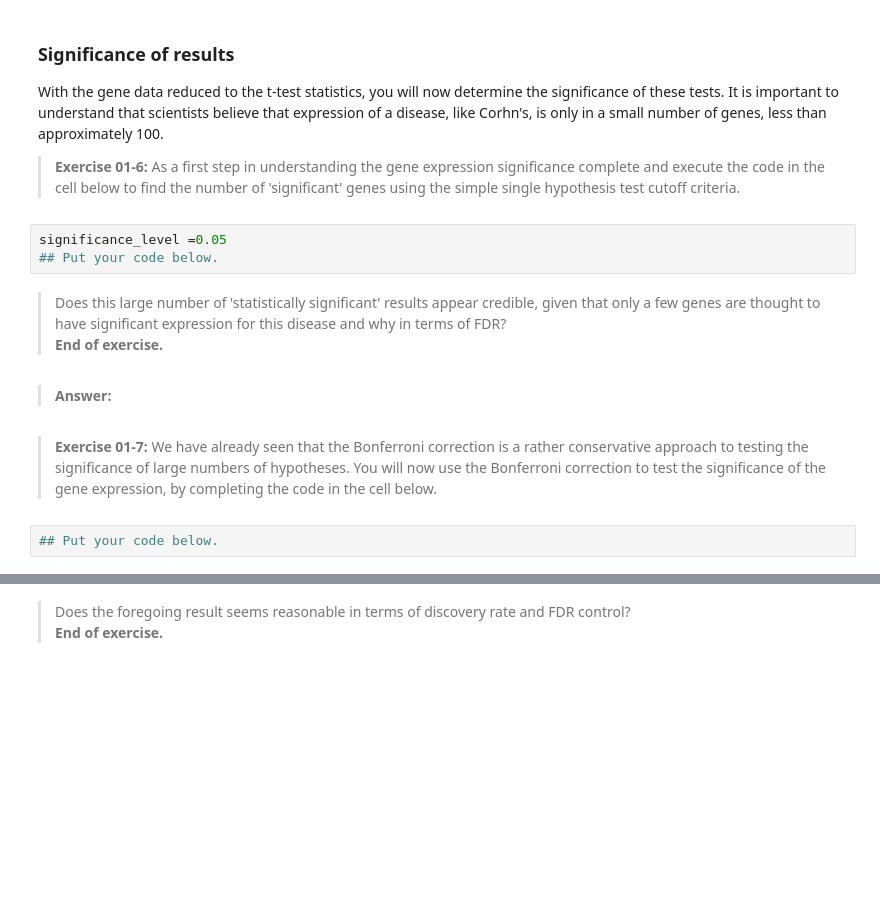
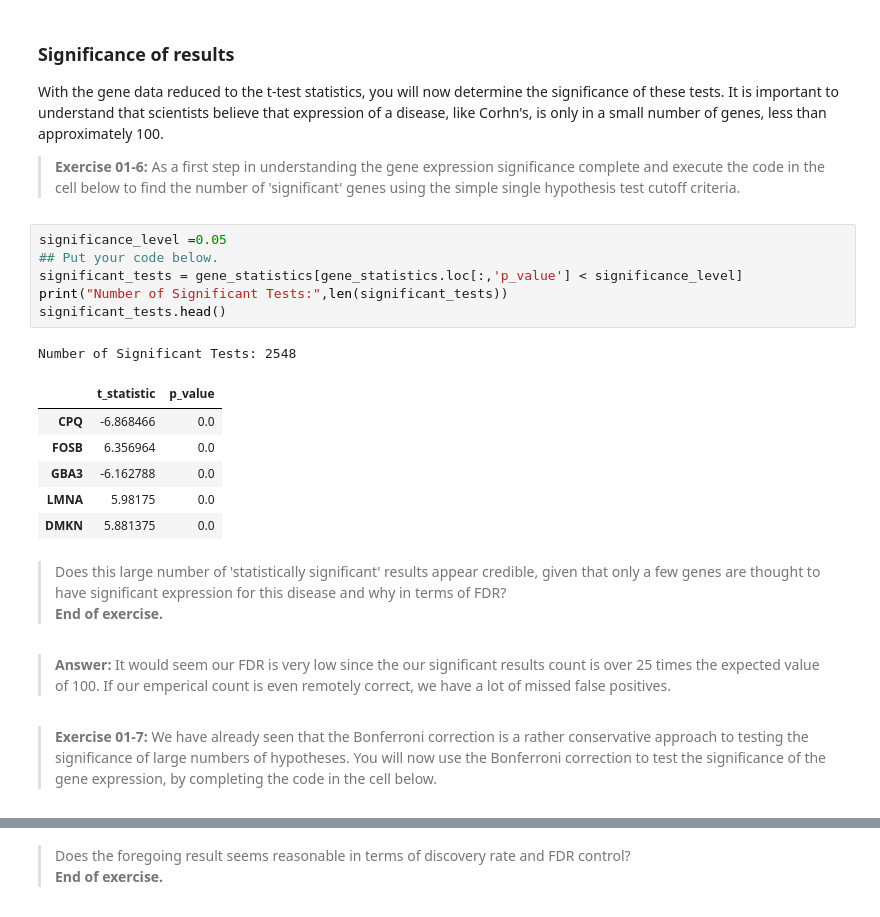
Before and after one commit to whendo/CSCI-E-108, a Jupyter notebook: notebooks/01_PitfallsInDataMining.ipynb, the cells around one changed output, grey strips where cells are left out. Cells and saved outputs as stored; diff of their text form; blank space fills up the shorter version.

```diff
--- a/notebooks/01_PitfallsInDataMining.ipynb
+++ b/notebooks/01_PitfallsInDataMining.ipynb
@@ -407,12 +441,21 @@ With the gene data reduced to the t-test statistics, you will now determine the
 # %%
 significance_level =0.05
 ## Put your code below.
+significant_tests = gene_statistics[gene_statistics.loc[:,'p_value'] < significance_level]
+print("Number of Significant Tests:",len(significant_tests))
+significant_tests.head()
+# %% [output]
+Number of Significant Tests: 2548
+|  | t_statistic | p_value |
+| CPQ | -6.868466 | 0.0 |
+| FOSB | 6.356964 | 0.0 |
+| GBA3 | -6.162788 | 0.0 |
+| LMNA | 5.98175 | 0.0 |
+| DMKN | 5.881375 | 0.0 |
 # %% [markdown]
 > Does this large number of 'statistically significant' results appear credible, given that only a few genes are thought to have significant expression for this disease and why in terms of FDR?
 > **End of exercise.**
-# %% [markdown]
-> **Answer:**
+# %% [markdown]
+> **Answer:**  It would seem our FDR is very low since the our significant results count is over 25 times the expected value of 100. If our emperical count is even remotely correct, we have a lot of missed false positives.
 # %% [markdown]
 > **Exercise 01-7:** We have already seen that the Bonferroni correction is a rather conservative approach to testing the significance of large numbers of hypotheses. You will now use the Bonferroni correction to test the significance of the gene expression, by completing the code in the cell below.
-# %%
-## Put your code below.
```
Also changed, not shown: parts of 18 cells of this notebook.
